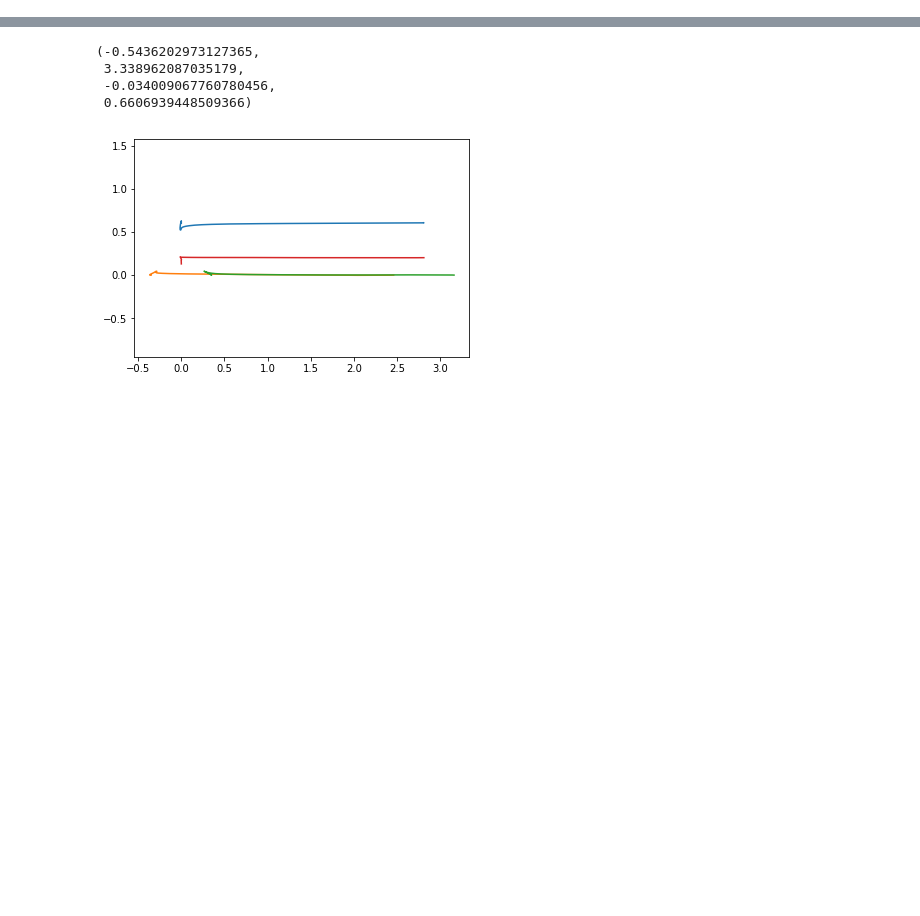
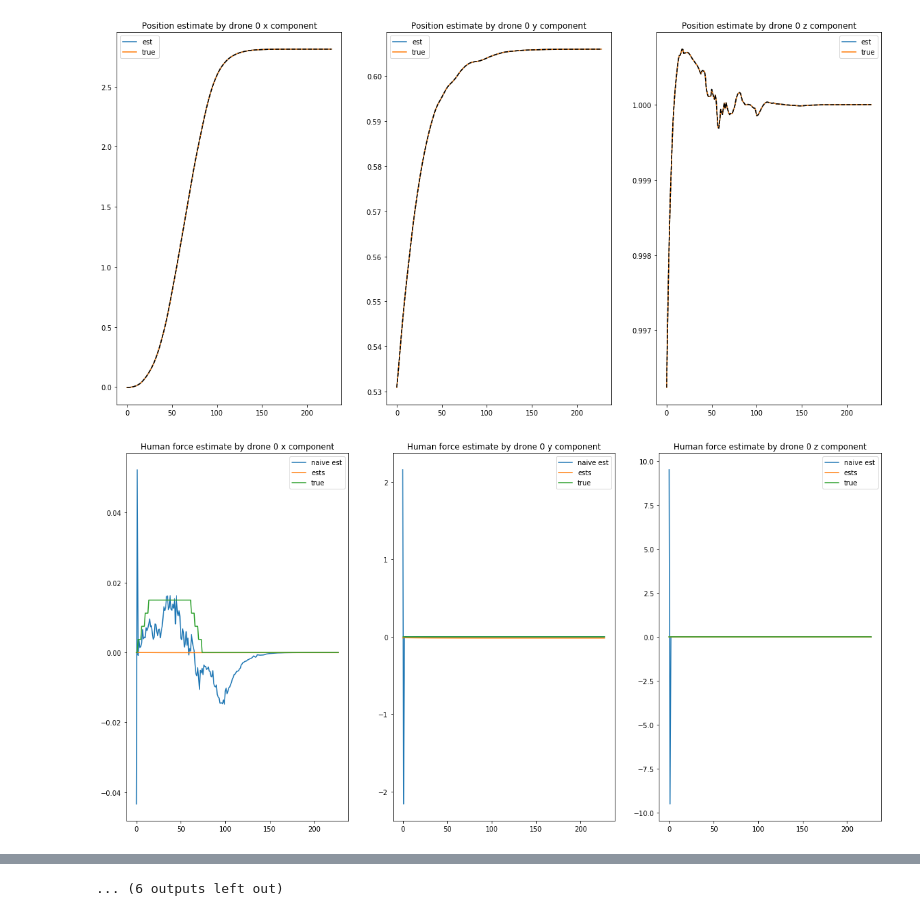
Before and after one commit to partonus/data-analysis, a Jupyter notebook: Three Drone UKF estimator.ipynb, the cells around one changed output, grey strips where cells are left out. Saved outputs shown, nothing was run; the diff lists cells and outputs as text; code cells hidden in the pictures; blank space fills up the shorter version.

```diff
--- a/Three Drone UKF estimator.ipynb
+++ b/Three Drone UKF estimator.ipynb
@@ -29,2 +207,5 @@ def get_full_state(drone_num):
 # %%
-full_states = [get_full_state(i) for i in range(3)]
+F_humans_all = [do_everything(i) for i in range(3)]
+# %% [output]
+[figure, added]
+[figure, added]
@@ -31,11 +222 @@ full_states = [get_full_state(i) for i in range(3)]
+... (6 outputs left out)
-# %%
-for states in full_states:
-    plt.plot(states[:,0], states[:,1])
-plt.plot(processed[BOX][POSITION][:,1],processed[BOX][POSITION][:,2])
-plt.axis("equal")
-# %% [output]
-(-0.5436202973127365,
- 3.338962087035179,
- -0.034009067760780456,
- 0.6606939448509366)
-[figure, removed]
```
Also changed, not shown: parts of 31 cells of this notebook, 2 other files.
